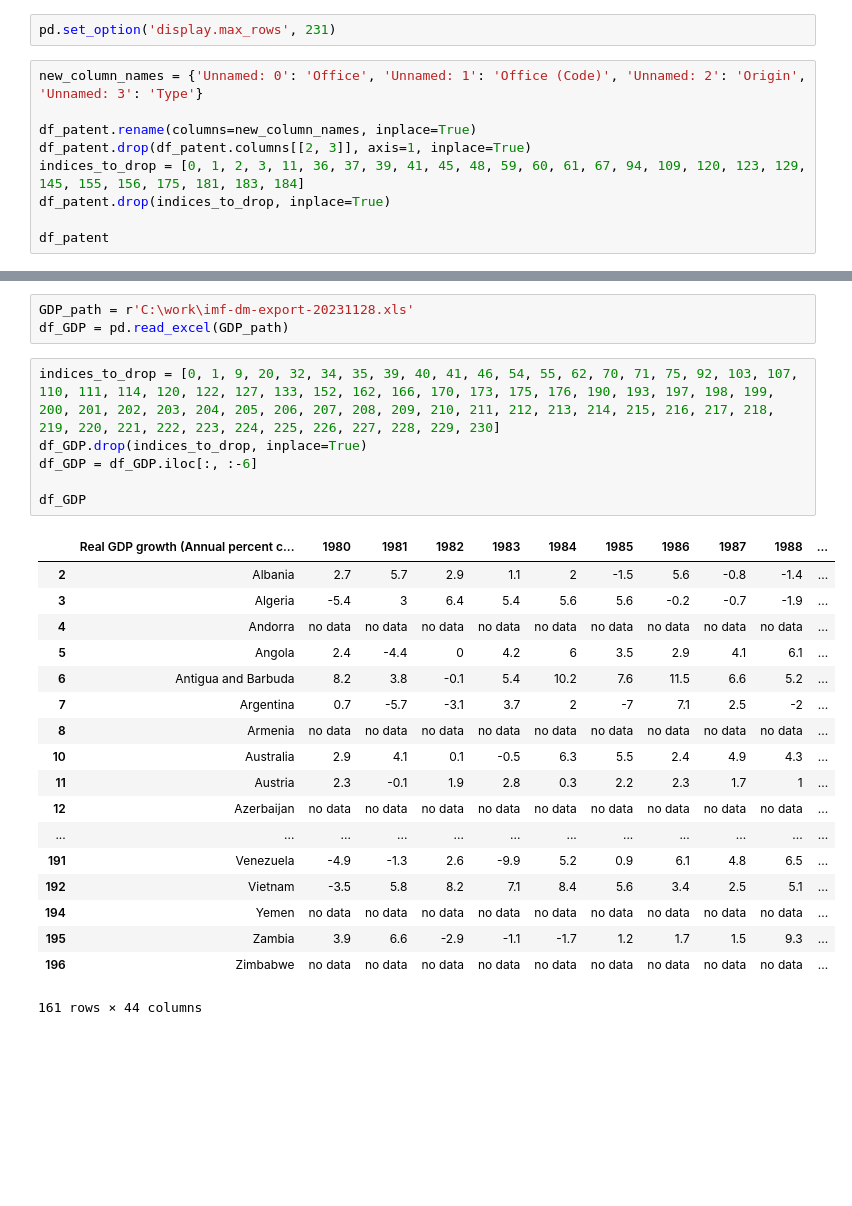
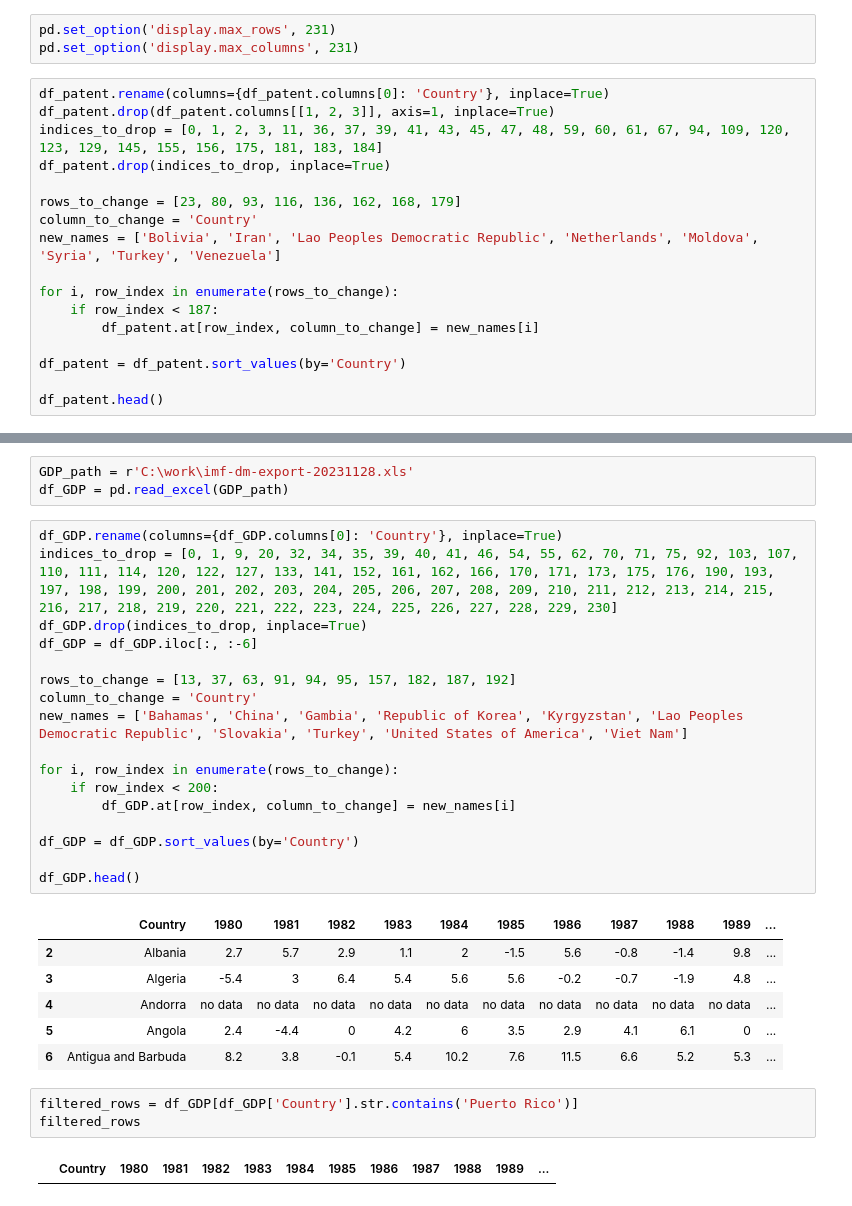
Before and after one commit to Vyshnevskyi91/Economy-growth-prediction, a Jupyter notebook: PatentsToGDP.ipynb, the cells around one changed output, grey strips where cells are left out. Cells and saved outputs as stored; diff of their text form; blank space fills up the shorter version.

```diff
--- a/PatentsToGDP.ipynb
+++ b/PatentsToGDP.ipynb
@@ -6,13 +6,22 @@ file_path = r'C:\work\Book1.xlsx'
 df_patent = pd.read_excel(file_path)
 # %%
 pd.set_option('display.max_rows', 231)
+pd.set_option('display.max_columns', 231)
 # %%
-new_column_names = {'Unnamed: 0': 'Office', 'Unnamed: 1': 'Office (Code)', 'Unnamed: 2': 'Origin', 'Unnamed: 3': 'Type'}
-
-df_patent.rename(columns=new_column_names, inplace=True)
-df_patent.drop(df_patent.columns[[2, 3]], axis=1, inplace=True)
-indices_to_drop = [0, 1, 2, 3, 11, 36, 37, 39, 41, 45, 48, 59, 60, 61, 67, 94, 109, 120, 123, 129, 145, 155, 156, 175, 181, 183, 184]
+df_patent.rename(columns={df_patent.columns[0]: 'Country'}, inplace=True)
+df_patent.drop(df_patent.columns[[1, 2, 3]], axis=1, inplace=True)
+indices_to_drop = [0, 1, 2, 3, 11, 36, 37, 39, 41, 43, 45, 47, 48, 59, 60, 61, 67, 94, 109, 120, 123, 129, 145, 155, 156, 175, 181, 183, 184]
 df_patent.drop(indices_to_drop, inplace=True)
 
-df_patent
+rows_to_change = [23, 80, 93, 116, 136, 162, 168, 179]
+column_to_change = 'Country'
+new_names = ['Bolivia', 'Iran', 'Lao Peoples Democratic Republic', 'Netherlands', 'Moldova', 'Syria', 'Turkey', 'Venezuela']
+
+for i, row_index in enumerate(rows_to_change):
+    if row_index < 187:
+        df_patent.at[row_index, column_to_change] = new_names[i]
+
+df_patent = df_patent.sort_values(by='Country')
+
+df_patent.head()
 # %% [output]
@@ -38,27 +40,31 @@ df_patent
 GDP_path = r'C:\work\imf-dm-export-20231128.xls'
 df_GDP = pd.read_excel(GDP_path)
 # %%
-indices_to_drop = [0, 1, 9, 20, 32, 34, 35, 39, 40, 41, 46, 54, 55, 62, 70, 71, 75, 92, 103, 107, 110, 111, 114, 120, 122, 127, 133, 152, 162, 166, 170, 173, 175, 176, 190, 193, 197, 198, 199, 200, 201, 202, 203, 204, 205, 206, 207, 208, 209, 210, 211, 212, 213, 214, 215, 216, 217, 218, 219, 220, 221, 222, 223, 224, 225, 226, 227, 228, 229, 230]
+df_GDP.rename(columns={df_GDP.columns[0]: 'Country'}, inplace=True)
+indices_to_drop = [0, 1, 9, 20, 32, 34, 35, 39, 40, 41, 46, 54, 55, 62, 70, 71, 75, 92, 103, 107, 110, 111, 114, 120, 122, 127, 133, 141, 152, 161, 162, 166, 170, 171, 173, 175, 176, 190, 193, 197, 198, 199, 200, 201, 202, 203, 204, 205, 206, 207, 208, 209, 210, 211, 212, 213, 214, 215, 216, 217, 218, 219, 220, 221, 222, 223, 224, 225, 226, 227, 228, 229, 230]
 df_GDP.drop(indices_to_drop, inplace=True)
 df_GDP = df_GDP.iloc[:, :-6]
 
-df_GDP
+rows_to_change = [13, 37, 63, 91, 94, 95, 157, 182, 187, 192]
+column_to_change = 'Country'
+new_names = ['Bahamas', 'China', 'Gambia', 'Republic of Korea', 'Kyrgyzstan', 'Lao Peoples Democratic Republic', 'Slovakia', 'Turkey', 'United States of America', 'Viet Nam']
+
+for i, row_index in enumerate(rows_to_change):
+    if row_index < 200:
+        df_GDP.at[row_index, column_to_change] = new_names[i]
+
+df_GDP = df_GDP.sort_values(by='Country')
+
+df_GDP.head()
 # %% [output]
-|  | Real GDP growth (Annual percent c... | 1980 | 1981 | 1982 | 1983 | 1984 | 1985 | 1986 | 1987 | 1988 | ... |
-| 2 | Albania | 2.7 | 5.7 | 2.9 | 1.1 | 2 | -1.5 | 5.6 | -0.8 | -1.4 | ... |
-| 3 | Algeria | -5.4 | 3 | 6.4 | 5.4 | 5.6 | 5.6 | -0.2 | -0.7 | -1.9 | ... |
-| 4 | Andorra | no data | no data | no data | no data | no data | no data | no data | no data | no data | ... |
-| 5 | Angola | 2.4 | -4.4 | 0 | 4.2 | 6 | 3.5 | 2.9 | 4.1 | 6.1 | ... |
-| 6 | Antigua and Barbuda | 8.2 | 3.8 | -0.1 | 5.4 | 10.2 | 7.6 | 11.5 | 6.6 | 5.2 | ... |
-| 7 | Argentina | 0.7 | -5.7 | -3.1 | 3.7 | 2 | -7 | 7.1 | 2.5 | -2 | ... |
-| 8 | Armenia | no data | no data | no data | no data | no data | no data | no data | no data | no data | ... |
-| 10 | Australia | 2.9 | 4.1 | 0.1 | -0.5 | 6.3 | 5.5 | 2.4 | 4.9 | 4.3 | ... |
-| 11 | Austria | 2.3 | -0.1 | 1.9 | 2.8 | 0.3 | 2.2 | 2.3 | 1.7 | 1 | ... |
-| 12 | Azerbaijan | no data | no data | no data | no data | no data | no data | no data | no data | no data | ... |
-| ... | ... | ... | ... | ... | ... | ... | ... | ... | ... | ... | ... |
-| 191 | Venezuela | -4.9 | -1.3 | 2.6 | -9.9 | 5.2 | 0.9 | 6.1 | 4.8 | 6.5 | ... |
-| 192 | Vietnam | -3.5 | 5.8 | 8.2 | 7.1 | 8.4 | 5.6 | 3.4 | 2.5 | 5.1 | ... |
-| 194 | Yemen | no data | no data | no data | no data | no data | no data | no data | no data | no data | ... |
-| 195 | Zambia | 3.9 | 6.6 | -2.9 | -1.1 | -1.7 | 1.2 | 1.7 | 1.5 | 9.3 | ... |
-| 196 | Zimbabwe | no data | no data | no data | no data | no data | no data | no data | no data | no data | ... |
+|  | Country | 1980 | 1981 | 1982 | 1983 | 1984 | 1985 | 1986 | 1987 | 1988 | 1989 | ... |
+| 2 | Albania | 2.7 | 5.7 | 2.9 | 1.1 | 2 | -1.5 | 5.6 | -0.8 | -1.4 | 9.8 | ... |
+| 3 | Algeria | -5.4 | 3 | 6.4 | 5.4 | 5.6 | 5.6 | -0.2 | -0.7 | -1.9 | 4.8 | ... |
+| 4 | Andorra | no data | no data | no data | no data | no data | no data | no data | no data | no data | no data | ... |
+| 5 | Angola | 2.4 | -4.4 | 0 | 4.2 | 6 | 3.5 | 2.9 | 4.1 | 6.1 | 0 | ... |
+| 6 | Antigua and Barbuda | 8.2 | 3.8 | -0.1 | 5.4 | 10.2 | 7.6 | 11.5 | 6.6 | 5.2 | 5.3 | ... |
-161 rows × 44 columns
+# %%
+filtered_rows = df_GDP[df_GDP['Country'].str.contains('Puerto Rico')]
+filtered_rows
+# %% [output]
+|  | Country | 1980 | 1981 | 1982 | 1983 | 1984 | 1985 | 1986 | 1987 | 1988 | 1989 | ... |
```
Also changed, not shown: parts of 3 cells of this notebook.
